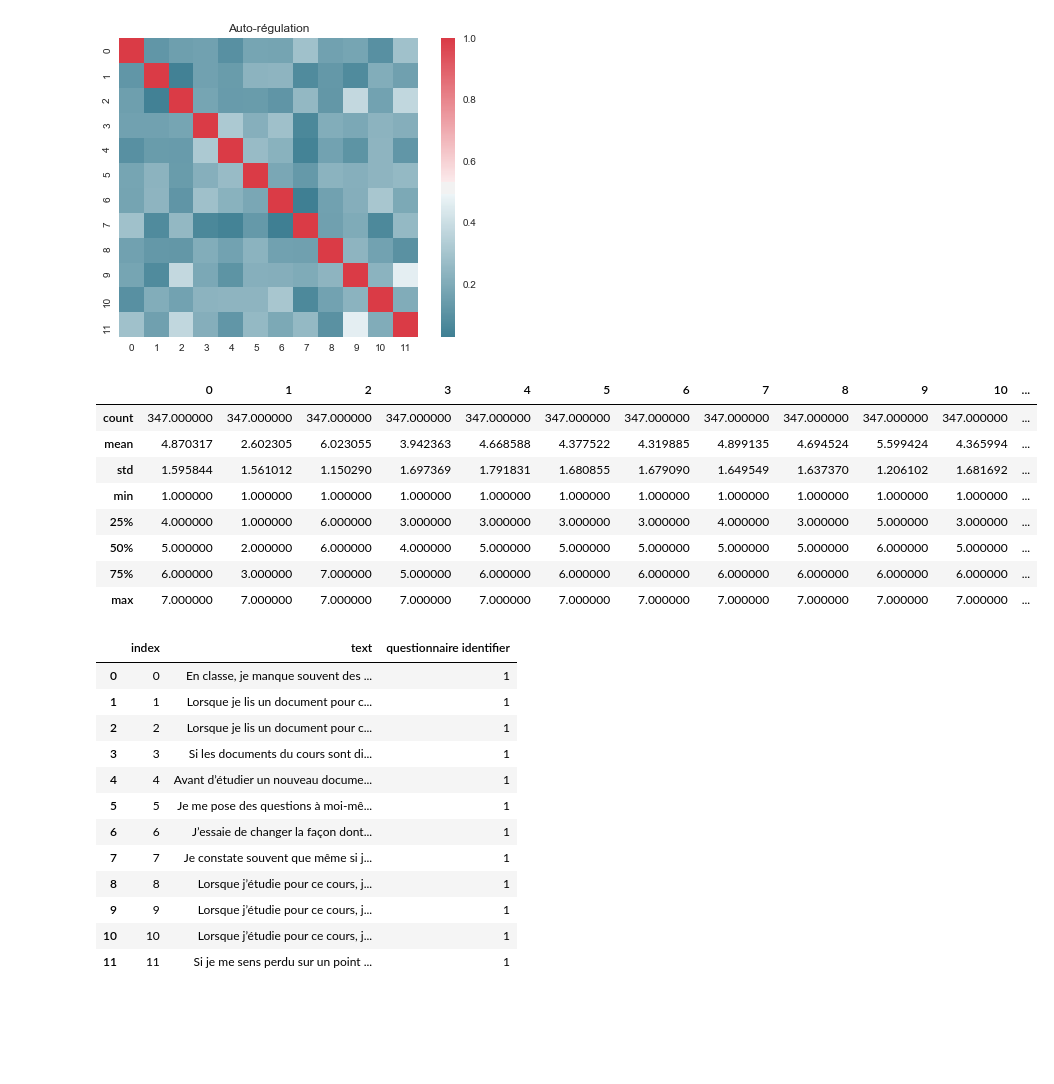
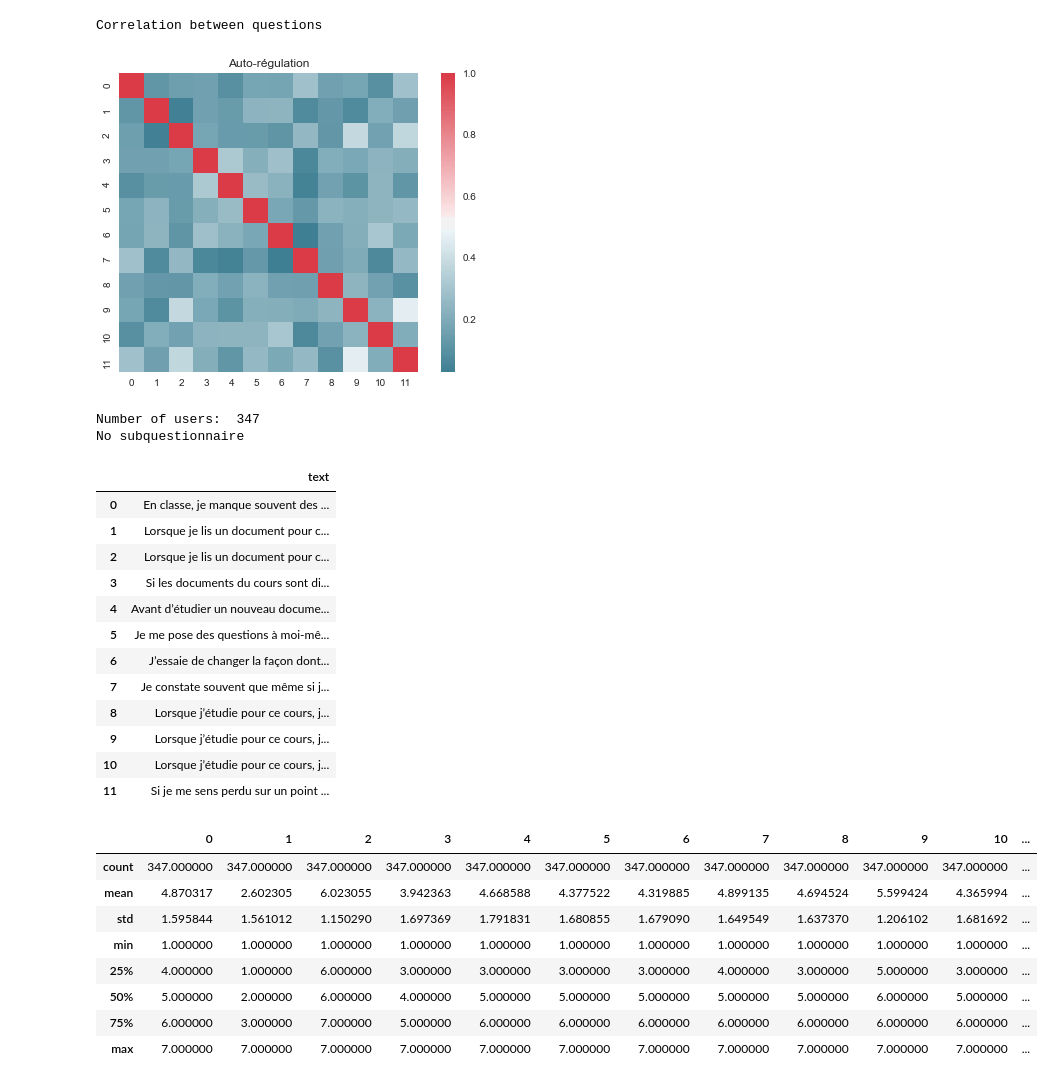
Before and after one commit to MrymZakani/SHS_project, a Jupyter notebook: correlation.ipynb, the cells around one changed output. Saved outputs shown, nothing was run; the diff lists cells and outputs as text; code cells hidden in the pictures; blank space fills up the shorter version.

```diff
--- a/correlation.ipynb
+++ b/correlation.ipynb
@@ -3,6 +3,8 @@ import pandas as pd
 import numpy as np
 import seaborn as sns
 import matplotlib.pyplot as plt
+from IPython.display import display
+pd.set_option('display.max_colwidth', -1)
 # %%
 DATA_FOLDER = 'habits/'
 answers_file = "questionnaire_answers.csv"
@@ -67,35 +69,38 @@ def get_corr(q_id, subquest, quest, answers, questions):
     else:
         title = quest.loc[quest['questionnaire identifier'] == q_id]['questionnaire title'].iloc[0]
     sns.heatmap(corr, mask=np.zeros_like(corr, dtype=np.bool), cmap=sns.diverging_palette(220, 10, as_cmap=True),square=True).set_title(title)
-    plt.show()
-    return questions_table, questions_text
+    return questions_table, questions_text, users
 # %%
-qt, qtt = get_corr(1, subquestionnaire, questionnaire, questionnaire_answers, questionnaire_questions)
-qt.describe()
+qt, qtt, u = get_corr(1, subquestionnaire, questionnaire, questionnaire_answers, questionnaire_questions)
+print("Correlation between questions")
+plt.show()
+print("Number of users: ", u.shape[0], "\nNo subquestionnaire")
+display(qtt[['text']])
+display(qt.describe())
 # %% [output]
+Correlation between questions
 [figure]
+Number of users:  347
+No subquestionnaire
-|  | 0 | 1 | 2 | 3 | 4 | 5 | 6 | 7 | 8 | 9 | 10 | ... |
-| count | 347.000000 | 347.000000 | 347.000000 | 347.000000 | 347.000000 | 347.000000 | 347.000000 | 347.000000 | 347.000000 | 347.000000 | 347.000000 | ... |
-| mean | 4.870317 | 2.602305 | 6.023055 | 3.942363 | 4.668588 | 4.377522 | 4.319885 | 4.899135 | 4.694524 | 5.599424 | 4.365994 | ... |
-| std | 1.595844 | 1.561012 | 1.150290 | 1.697369 | 1.791831 | 1.680855 | 1.679090 | 1.649549 | 1.637370 | 1.206102 | 1.681692 | ... |
-| min | 1.000000 | 1.000000 | 1.000000 | 1.000000 | 1.000000 | 1.000000 | 1.000000 | 1.000000 | 1.000000 | 1.000000 | 1.000000 | ... |
-| 25% | 4.000000 | 1.000000 | 6.000000 | 3.000000 | 3.000000 | 3.000000 | 3.000000 | 4.000000 | 3.000000 | 5.000000 | 3.000000 | ... |
-| 50% | 5.000000 | 2.000000 | 6.000000 | 4.000000 | 5.000000 | 5.000000 | 5.000000 | 5.000000 | 5.000000 | 6.000000 | 5.000000 | ... |
-| 75% | 6.000000 | 3.000000 | 7.000000 | 5.000000 | 6.000000 | 6.000000 | 6.000000 | 6.000000 | 6.000000 | 6.000000 | 6.000000 | ... |
-| max | 7.000000 | 7.000000 | 7.000000 | 7.000000 | 7.000000 | 7.000000 | 7.000000 | 7.000000 | 7.000000 | 7.000000 | 7.000000 | ... |
+|  | text |
+| 0 | En classe, je manque souvent des ... |
+| 1 | Lorsque je lis un document pour c... |
+| 2 | Lorsque je lis un document pour c... |
+| 3 | Si les documents du cours sont di... |
+| 4 | Avant d’étudier un nouveau docume... |
+| 5 | Je me pose des questions à moi-mê... |
+| 6 | J’essaie de changer la façon dont... |
+| 7 | Je constate souvent que même si j... |
+| 8 | Lorsque j’étudie pour ce cours, j... |
+| 9 | Lorsque j’étudie pour ce cours, j... |
+| 10 | Lorsque j’étudie pour ce cours, j... |
+| 11 | Si je me sens perdu sur un point ... |
+|  | 0 | 1 | 2 | 3 | 4 | 5 | 6 | 7 | 8 | 9 | 10 | ... |
+| count | 347.000000 | 347.000000 | 347.000000 | 347.000000 | 347.000000 | 347.000000 | 347.000000 | 347.000000 | 347.000000 | 347.000000 | 347.000000 | ... |
+| mean | 4.870317 | 2.602305 | 6.023055 | 3.942363 | 4.668588 | 4.377522 | 4.319885 | 4.899135 | 4.694524 | 5.599424 | 4.365994 | ... |
+| std | 1.595844 | 1.561012 | 1.150290 | 1.697369 | 1.791831 | 1.680855 | 1.679090 | 1.649549 | 1.637370 | 1.206102 | 1.681692 | ... |
+| min | 1.000000 | 1.000000 | 1.000000 | 1.000000 | 1.000000 | 1.000000 | 1.000000 | 1.000000 | 1.000000 | 1.000000 | 1.000000 | ... |
+| 25% | 4.000000 | 1.000000 | 6.000000 | 3.000000 | 3.000000 | 3.000000 | 3.000000 | 4.000000 | 3.000000 | 5.000000 | 3.000000 | ... |
+| 50% | 5.000000 | 2.000000 | 6.000000 | 4.000000 | 5.000000 | 5.000000 | 5.000000 | 5.000000 | 5.000000 | 6.000000 | 5.000000 | ... |
+| 75% | 6.000000 | 3.000000 | 7.000000 | 5.000000 | 6.000000 | 6.000000 | 6.000000 | 6.000000 | 6.000000 | 6.000000 | 6.000000 | ... |
+| max | 7.000000 | 7.000000 | 7.000000 | 7.000000 | 7.000000 | 7.000000 | 7.000000 | 7.000000 | 7.000000 | 7.000000 | 7.000000 | ... |
-# %%
-qtt
-# %% [output]
-|  | index | text | questionnaire identifier |
-| 0 | 0 | En classe, je manque souvent des ... | 1 |
-| 1 | 1 | Lorsque je lis un document pour c... | 1 |
-| 2 | 2 | Lorsque je lis un document pour c... | 1 |
-| 3 | 3 | Si les documents du cours sont di... | 1 |
-| 4 | 4 | Avant d’étudier un nouveau docume... | 1 |
-| 5 | 5 | Je me pose des questions à moi-mê... | 1 |
-| 6 | 6 | J’essaie de changer la façon dont... | 1 |
-| 7 | 7 | Je constate souvent que même si j... | 1 |
-| 8 | 8 | Lorsque j’étudie pour ce cours, j... | 1 |
-| 9 | 9 | Lorsque j’étudie pour ce cours, j... | 1 |
-| 10 | 10 | Lorsque j’étudie pour ce cours, j... | 1 |
-| 11 | 11 | Si je me sens perdu sur un point ... | 1 |
```
Also changed, not shown: parts of 3 cells of this notebook.
